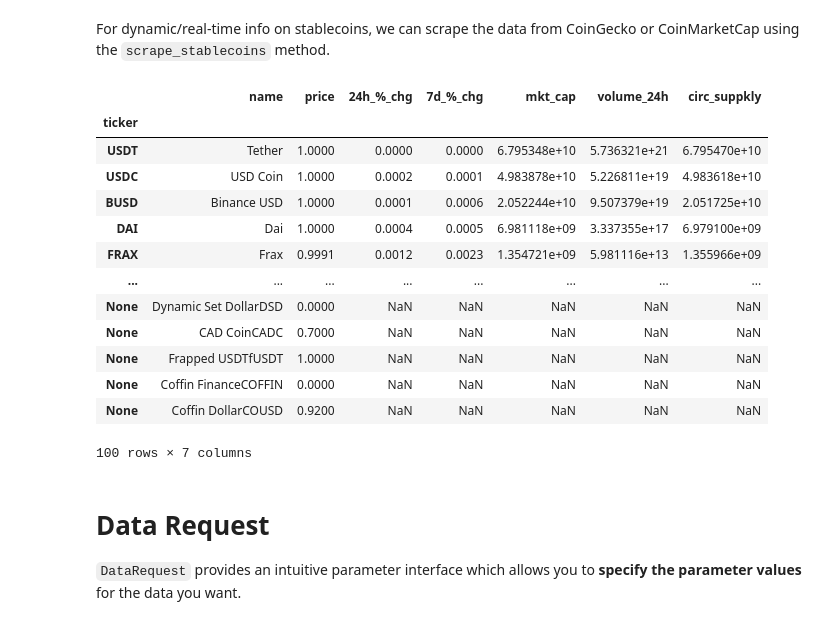
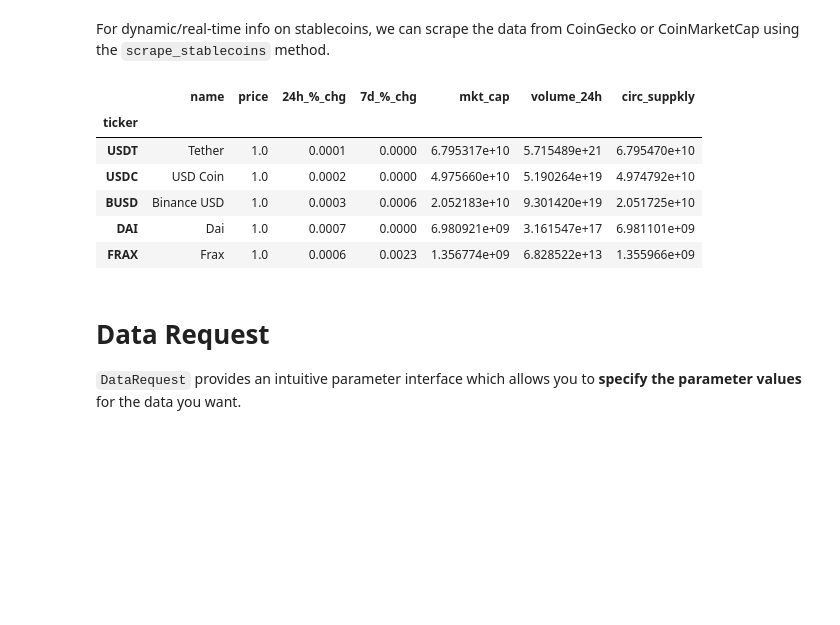
Before and after one commit to systamental/cryptodatapy, a Jupyter notebook: docs/example.ipynb, the cells around one changed output. Saved outputs shown, nothing was run; the diff lists cells and outputs as text; code cells hidden in the pictures; blank space fills up the shorter version.

```diff
--- a/docs/example.ipynb
+++ b/docs/example.ipynb
@@ -516,22 +484,15 @@ dc.get_tickers_metadata(cat='crypto')
 # %% [markdown]
 For dynamic/real-time info on stablecoins, we can scrape the data from CoinGecko or CoinMarketCap using the `scrape_stablecoins` method.
 # %%
-dc.scrape_stablecoins(source='coinmarketcap')
+dc.scrape_stablecoins(source='coinmarketcap').head()
 # %% [output]
 |  | name | price | 24h_%_chg | 7d_%_chg | mkt_cap | volume_24h | circ_suppkly |
 | ticker |  |  |  |  |  |  |  |
-| USDT | Tether | 1.0000 | 0.0000 | 0.0000 | 6.795348e+10 | 5.736321e+21 | 6.795470e+10 |
-| USDC | USD Coin | 1.0000 | 0.0002 | 0.0001 | 4.983878e+10 | 5.226811e+19 | 4.983618e+10 |
-| BUSD | Binance USD | 1.0000 | 0.0001 | 0.0006 | 2.052244e+10 | 9.507379e+19 | 2.051725e+10 |
-| DAI | Dai | 1.0000 | 0.0004 | 0.0005 | 6.981118e+09 | 3.337355e+17 | 6.979100e+09 |
-| FRAX | Frax | 0.9991 | 0.0012 | 0.0023 | 1.354721e+09 | 5.981116e+13 | 1.355966e+09 |
-| ... | ... | ... | ... | ... | ... | ... | ... |
-| None | Dynamic Set DollarDSD | 0.0000 | NaN | NaN | NaN | NaN | NaN |
-| None | CAD CoinCADC | 0.7000 | NaN | NaN | NaN | NaN | NaN |
-| None | Frapped USDTfUSDT | 1.0000 | NaN | NaN | NaN | NaN | NaN |
-| None | Coffin FinanceCOFFIN | 0.0000 | NaN | NaN | NaN | NaN | NaN |
-| None | Coffin DollarCOUSD | 0.9200 | NaN | NaN | NaN | NaN | NaN |
+| USDT | Tether | 1.0 | 0.0001 | 0.0000 | 6.795317e+10 | 5.715489e+21 | 6.795470e+10 |
+| USDC | USD Coin | 1.0 | 0.0002 | 0.0000 | 4.975660e+10 | 5.190264e+19 | 4.974792e+10 |
+| BUSD | Binance USD | 1.0 | 0.0003 | 0.0006 | 2.052183e+10 | 9.301420e+19 | 2.051725e+10 |
+| DAI | Dai | 1.0 | 0.0007 | 0.0000 | 6.980921e+09 | 3.161547e+17 | 6.981101e+09 |
+| FRAX | Frax | 1.0 | 0.0006 | 0.0023 | 1.356774e+09 | 6.828522e+13 | 1.355966e+09 |
-100 rows × 7 columns
 # %% [markdown]
 # Data Request <a class="anchor" id="data-request"></a>
 
```
Also changed, not shown: parts of 11 cells of this notebook.
